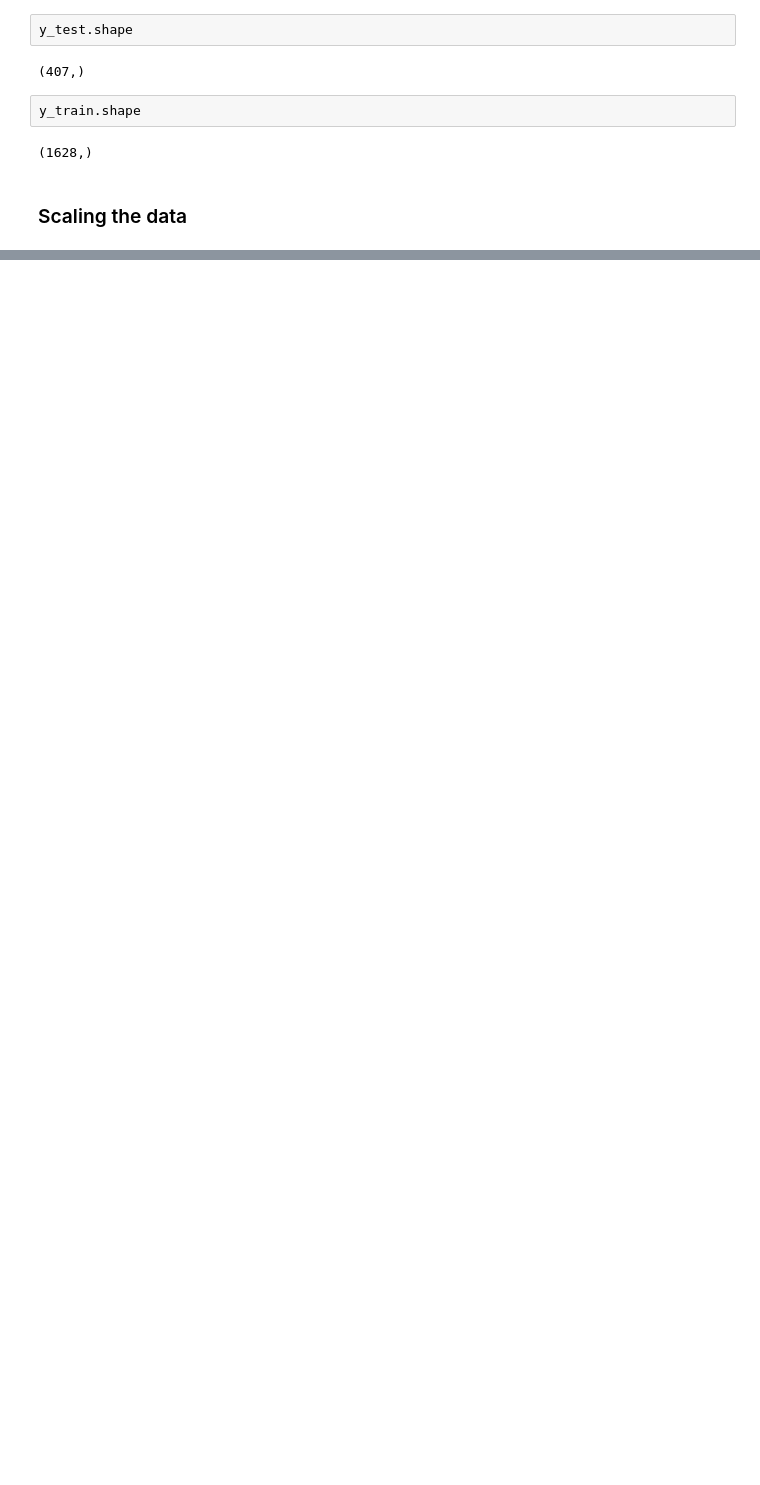
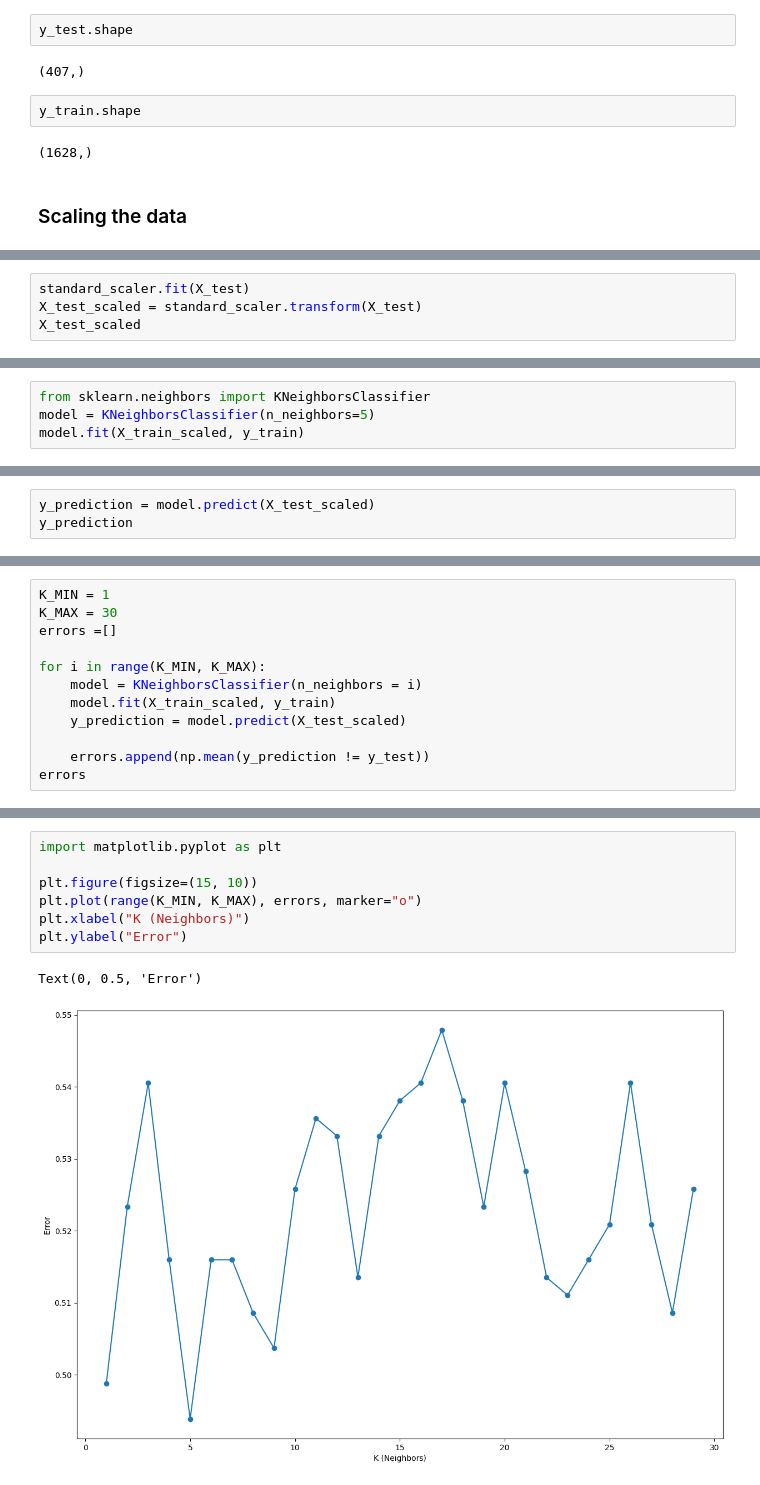
Before and after one commit to luch91/Blockchain-Crypto-Machine-Learning, a Jupyter notebook: Data/KNN/knn_crypt.ipynb, the cells around one changed output, grey strips where cells are left out. Cells and saved outputs as stored; diff of their text form; blank space fills up the shorter version.

```diff
--- a/Data/KNN/knn_crypt.ipynb
+++ b/Data/KNN/knn_crypt.ipynb
@@ -175,0 +188,4 @@ array([[-0.63906277, -0.62609   , -0.65270008],
+# %%
+standard_scaler.fit(X_test)
+X_test_scaled = standard_scaler.transform(X_test)
+X_test_scaled
@@ -175,0 +220,4 @@ array([[-0.63906277, -0.62609   , -0.65270008],
+# %%
+from sklearn.neighbors import KNeighborsClassifier
+model = KNeighborsClassifier(n_neighbors=5)
+model.fit(X_train_scaled, y_train)
@@ -175,0 +248,3 @@ array([[-0.63906277, -0.62609   , -0.65270008],
+# %%
+y_prediction = model.predict(X_test_scaled)
+y_prediction
@@ -175,0 +307,12 @@ array([[-0.63906277, -0.62609   , -0.65270008],
+# %%
+K_MIN = 1
+K_MAX = 30
+errors =[]
+
+for i in range(K_MIN, K_MAX):
+    model = KNeighborsClassifier(n_neighbors = i)
+    model.fit(X_train_scaled, y_train)
+    y_prediction = model.predict(X_test_scaled)
+
+    errors.append(np.mean(y_prediction != y_test))
+errors
@@ -175,0 +337,10 @@ array([[-0.63906277, -0.62609   , -0.65270008],
+# %%
+import matplotlib.pyplot as plt
+
+plt.figure(figsize=(15, 10))
+plt.plot(range(K_MIN, K_MAX), errors, marker="o")
+plt.xlabel("K (Neighbors)")
+plt.ylabel("Error")
+# %% [output]
+Text(0, 0.5, 'Error')
+[figure, added]
```
Also changed, not shown: parts of 25 cells of this notebook, 1 other file.
